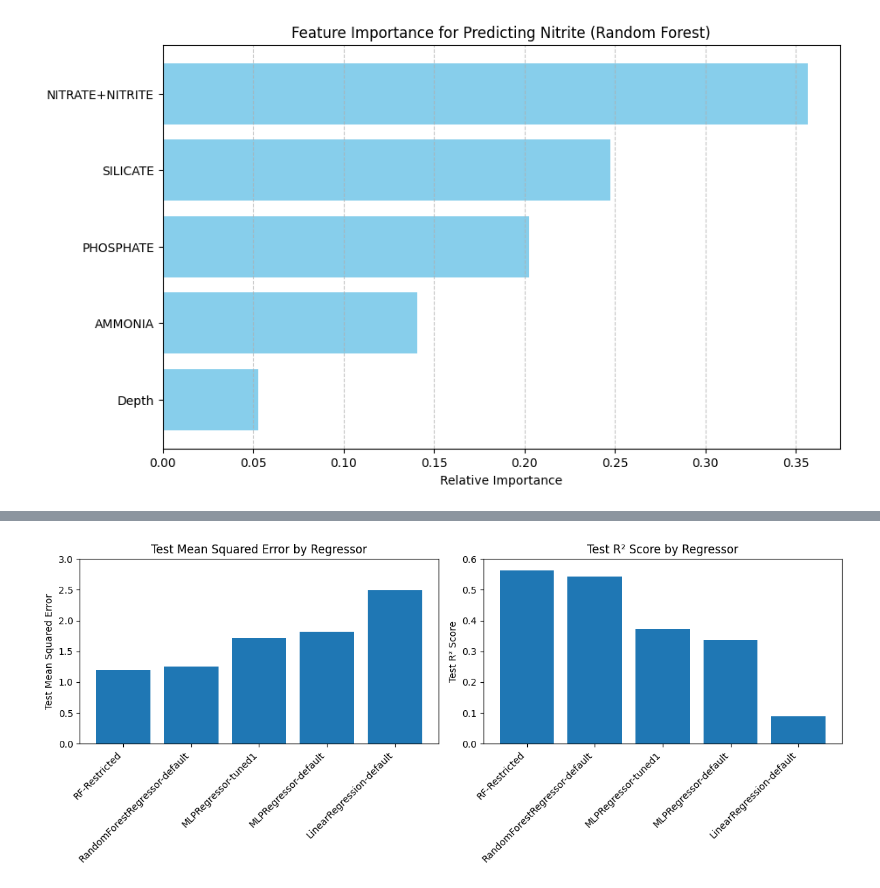
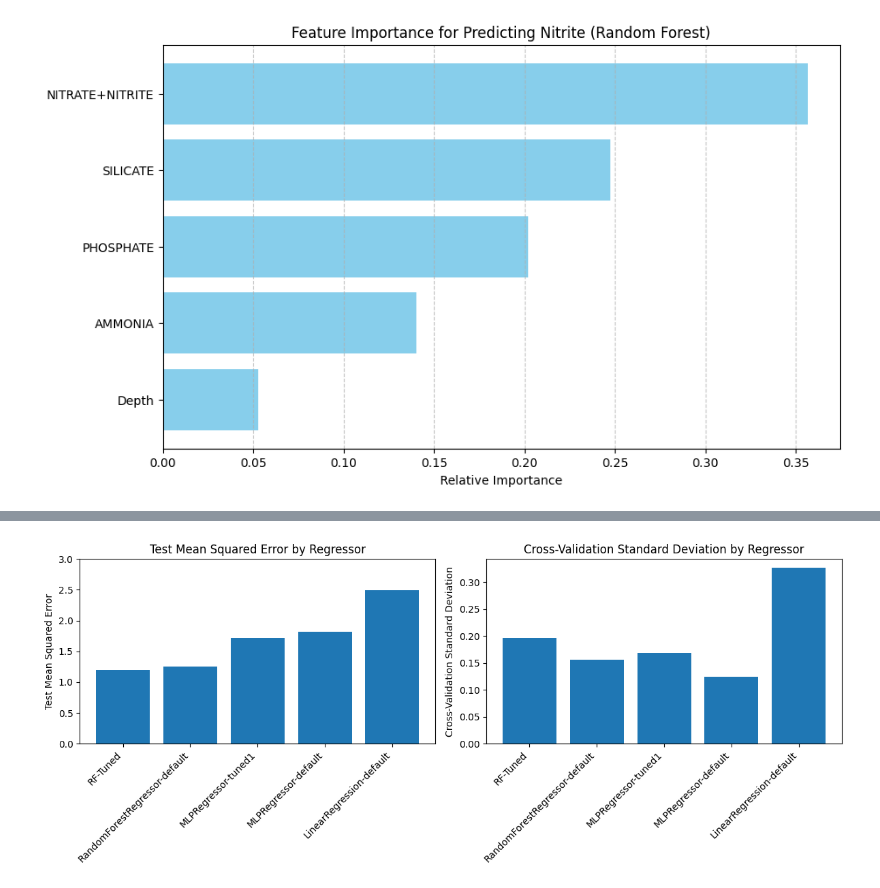
Before and after one commit to NullString1/COMP2002, a Jupyter notebook: regression.ipynb, the cells around one changed output, grey strips where cells are left out. Cells and saved outputs as stored; diff of their text form; code cells hidden in the pictures.

```diff
--- a/regression.ipynb
+++ b/regression.ipynb
@@ -53,10 +58,10 @@ train_clean = train_filtered.dropna()
 # %%
 # Scale features and target using RobustScaler
-scaler = RobustScaler()
+x_scaler = RobustScaler()
 y_scaler = RobustScaler()
-x_train = scaler.fit_transform(train_clean.drop(columns=["NITRITE"]))
+x_train = x_scaler.fit_transform(train_clean.drop(columns=["NITRITE"]))
 y_train = y_scaler.fit_transform(train_clean[["NITRITE"]]).ravel()
-x_test = scaler.transform(test_df.drop(columns=["NITRITE"]))
+x_test = x_scaler.transform(test_df.drop(columns=["NITRITE"]))
 y_test = y_scaler.transform(test_df[["NITRITE"]]).ravel()
 
 df_filtered = train_filtered
@@ -224,7 +252,7 @@ from sklearn.model_selection import cross_val_score
 
 regressors = []
 regressors.append(("RandomForestRegressor-default", RandomForestRegressor(random_state=42)))
-regressors.append(("RF-Restricted", RandomForestRegressor(
+regressors.append(("RF-Tuned", RandomForestRegressor(
     max_depth=30,
     max_features='log2',
     n_estimators=800,
@@ -247,16 +275,16 @@ for regressor_name, regressor in regressors:
     train_r2 = r2_score(y_train, train_preds)
     test_r2 = r2_score(y_test, test_preds)
 
-    test_preds_unscaled = y_scaler.inverse_transform(test_preds.reshape(-1, 1)).ravel()
-    y_test_unscaled = y_scaler.inverse_transform(y_test.reshape(-1, 1)).ravel()
-    train_preds_unscaled = y_scaler.inverse_transform(train_preds.reshape(-1, 1)).ravel()
-    y_train_unscaled = y_scaler.inverse_transform(y_train.reshape(-1, 1)).ravel()
+    #test_preds_unscaled = y_scaler.inverse_transform(test_preds.reshape(-1, 1)).ravel()
+    #y_test_unscaled = y_scaler.inverse_transform(y_test.reshape(-1, 1)).ravel()
+    #train_preds_unscaled = y_scaler.inverse_transform(train_preds.reshape(-1, 1)).ravel()
+    #y_train_unscaled = y_scaler.inverse_transform(y_train.reshape(-1, 1)).ravel()
 
     test_scaled_mse = mean_squared_error(y_test, test_preds)
-    test_unscaled_mse = mean_squared_error(y_test_unscaled, test_preds_unscaled)
+    #test_unscaled_mse = mean_squared_error(y_test_unscaled, test_preds_unscaled)
 
     train_scaled_mse = mean_squared_error(y_train, train_preds)
-    train_unscaled_mse = mean_squared_error(y_train_unscaled, train_preds_unscaled)
+    #train_unscaled_mse = mean_squared_error(y_train_unscaled, train_preds_unscaled)
 
     cross_val = cross_val_score(regressor, x_train, y_train, cv=5, scoring='neg_mean_squared_error')
 
@@ -294,25 +328,24 @@ plt.show()
 # %%
 fig, (ax1, ax2) = plt.subplots(1, 2, figsize=(12, 5))
 scores = sorted(scores, key=lambda x: x[4])  # Sort by test_unscaled_mse
 regressor_names = [score[0] for score in scores]
-r2_values = [score[2] for score in scores]
+cross_val_stds = [score[6] for score in scores]
 ms_values = [score[4] for score in scores]
 
 ax1.bar(range(len(regressor_names)), ms_values)
 ax1.set_xticks(range(len(regressor_names)))
 ax1.set_xticklabels(regressor_names, rotation=45, ha='right')
 ax1.set_ylabel('Test Mean Squared Error')
 ax1.set_title('Test Mean Squared Error by Regressor')
 ax1.set_ylim(0, 3)
 
-ax2.bar(range(len(regressor_names)), r2_values)
+ax2.bar(range(len(regressor_names)), cross_val_stds)
 ax2.set_xticks(range(len(regressor_names)))
 ax2.set_xticklabels(regressor_names, rotation=45, ha='right')
-ax2.set_ylabel('Test R² Score')
-ax2.set_title('Test R² Score by Regressor')
-ax2.set_ylim(0, 0.6)
+ax2.set_ylabel('Cross-Validation Standard Deviation')
+ax2.set_title('Cross-Validation Standard Deviation by Regressor')
 
 plt.tight_layout()
 plt.show()
 # %% [output]
-[figure, old version]
+[figure, new version]
```
Also changed, not shown: parts of 14 cells of this notebook, 1 other file.
